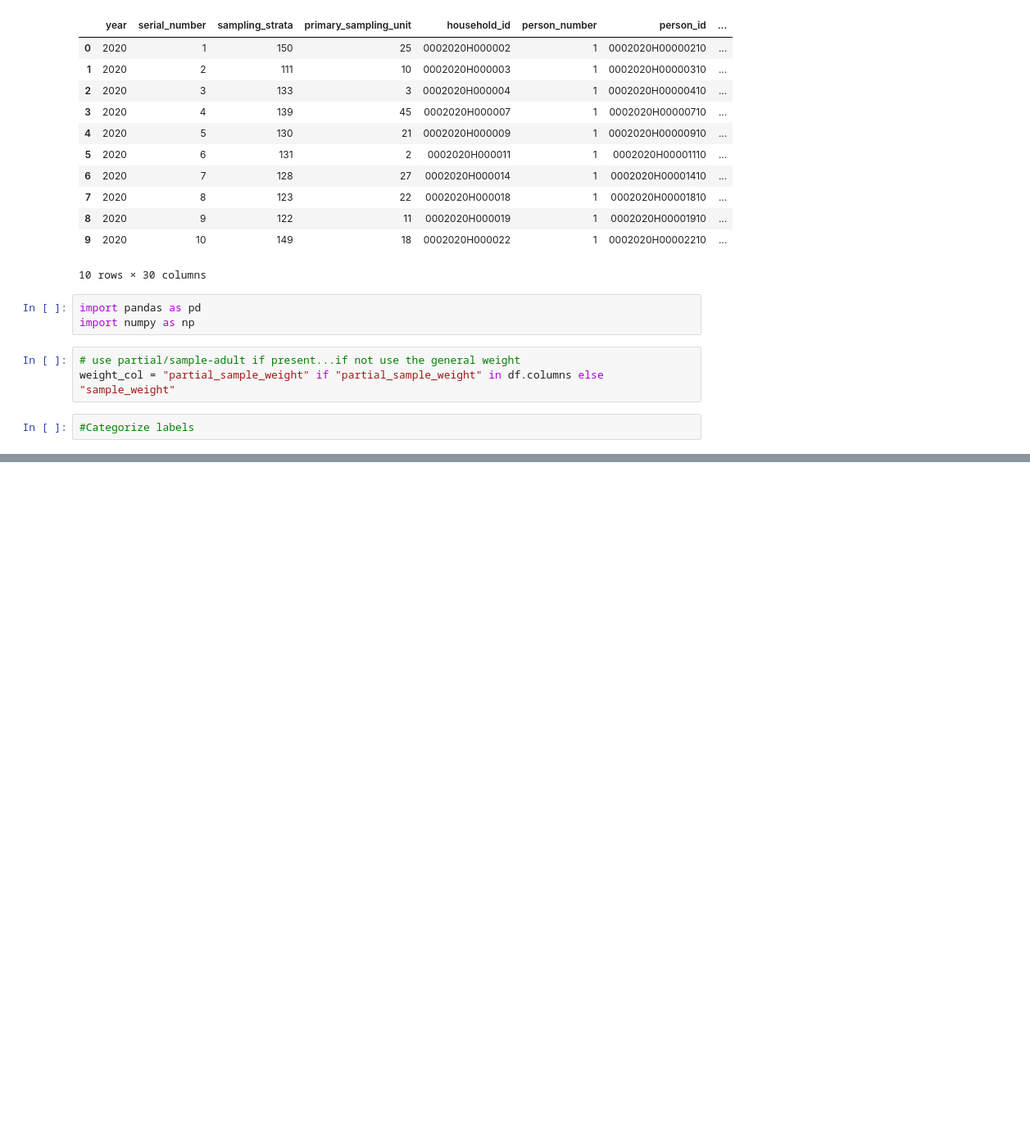
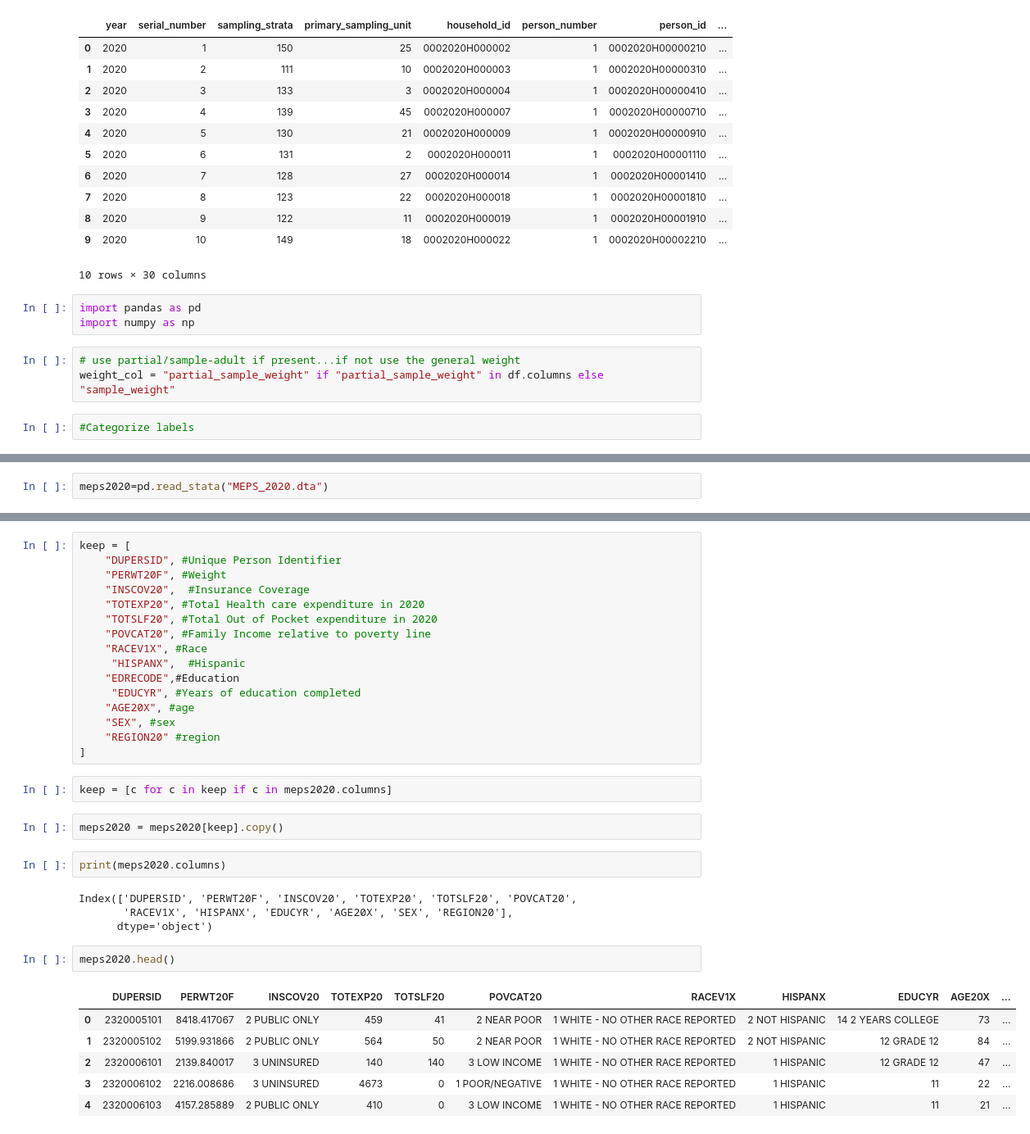
Before and after one commit to mahienda/health_disparaties, a Jupyter notebook: capstone.ipynb, the cells around one changed output, grey strips where cells are left out. Shown: that part at 82% size. Drawn from its saved outputs; the diff is of its cells as text; blank space fills up the shorter version.

```diff
--- a/capstone.ipynb
+++ b/capstone.ipynb
@@ -146,0 +134,2 @@ print(df.head())
+# %%
+meps2020=pd.read_stata("MEPS_2020.dta")
@@ -146,0 +149,35 @@ print(df.head())
+# %%
+keep = [
+    "DUPERSID", #Unique Person Identifier
+    "PERWT20F", #Weight
+    "INSCOV20",  #Insurance Coverage
+    "TOTEXP20", #Total Health care expenditure in 2020
+    "TOTSLF20", #Total Out of Pocket expenditure in 2020
+    "POVCAT20", #Family Income relative to poverty line
+    "RACEV1X", #Race
+     "HISPANX",  #Hispanic
+    "EDRECODE",#Education
+     "EDUCYR", #Years of education completed
+    "AGE20X", #age
+    "SEX", #sex
+    "REGION20" #region
+]
+# %%
+keep = [c for c in keep if c in meps2020.columns]
+# %%
+meps2020 = meps2020[keep].copy()
+# %%
+print(meps2020.columns)
+# %% [output]
+Index(['DUPERSID', 'PERWT20F', 'INSCOV20', 'TOTEXP20', 'TOTSLF20', 'POVCAT20',
+       'RACEV1X', 'HISPANX', 'EDUCYR', 'AGE20X', 'SEX', 'REGION20'],
+      dtype='object')
+# %%
+meps2020.head()
+# %% [output]
+|  | DUPERSID | PERWT20F | INSCOV20 | TOTEXP20 | TOTSLF20 | POVCAT20 | RACEV1X | HISPANX | EDUCYR | AGE20X | ... |
+| 0 | 2320005101 | 8418.417067 | 2 PUBLIC ONLY | 459 | 41 | 2 NEAR POOR | 1 WHITE - NO OTHER RACE REPORTED | 2 NOT HISPANIC | 14 2 YEARS COLLEGE | 73 | ... |
+| 1 | 2320005102 | 5199.931866 | 2 PUBLIC ONLY | 564 | 50 | 2 NEAR POOR | 1 WHITE - NO OTHER RACE REPORTED | 2 NOT HISPANIC | 12 GRADE 12 | 84 | ... |
+| 2 | 2320006101 | 2139.840017 | 3 UNINSURED | 140 | 140 | 3 LOW INCOME | 1 WHITE - NO OTHER RACE REPORTED | 1 HISPANIC | 12 GRADE 12 | 47 | ... |
+| 3 | 2320006102 | 2216.008686 | 3 UNINSURED | 4673 | 0 | 1 POOR/NEGATIVE | 1 WHITE - NO OTHER RACE REPORTED | 1 HISPANIC | 11 | 22 | ... |
+| 4 | 2320006103 | 4157.285889 | 2 PUBLIC ONLY | 410 | 0 | 3 LOW INCOME | 1 WHITE - NO OTHER RACE REPORTED | 1 HISPANIC | 11 | 21 | ... |
```
Also changed, not shown: parts of 8 cells of this notebook, 2 other files.
